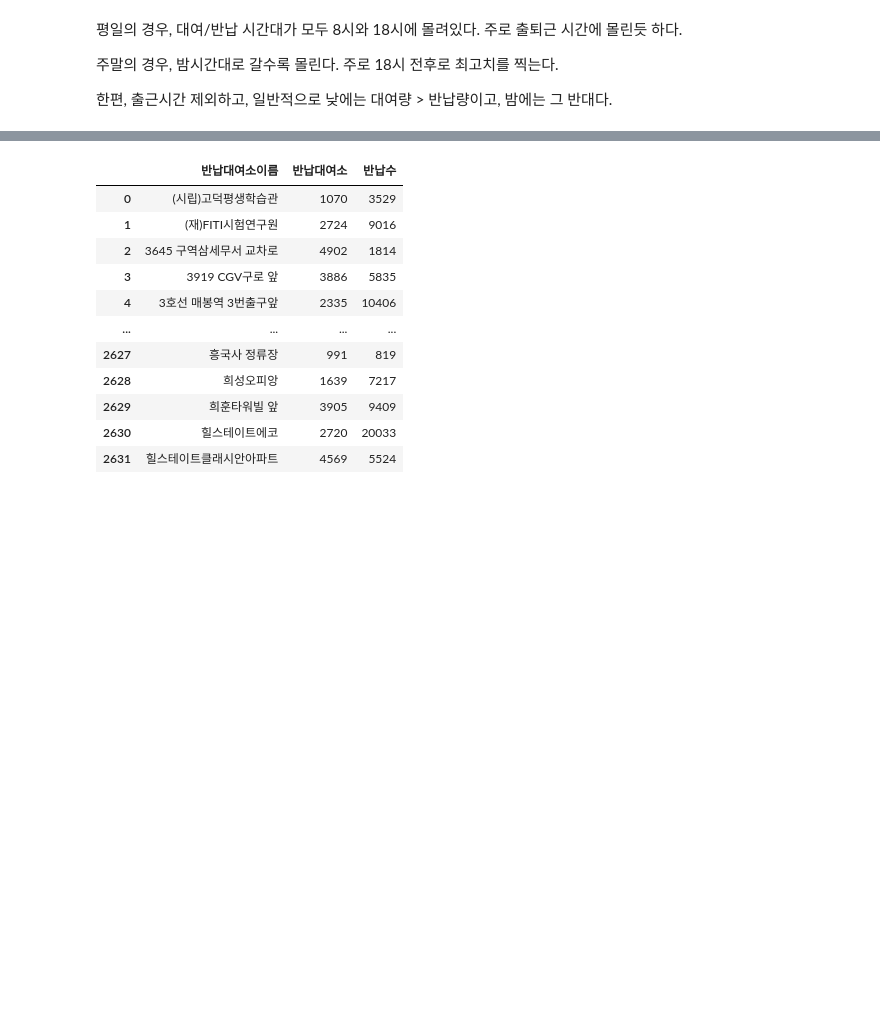
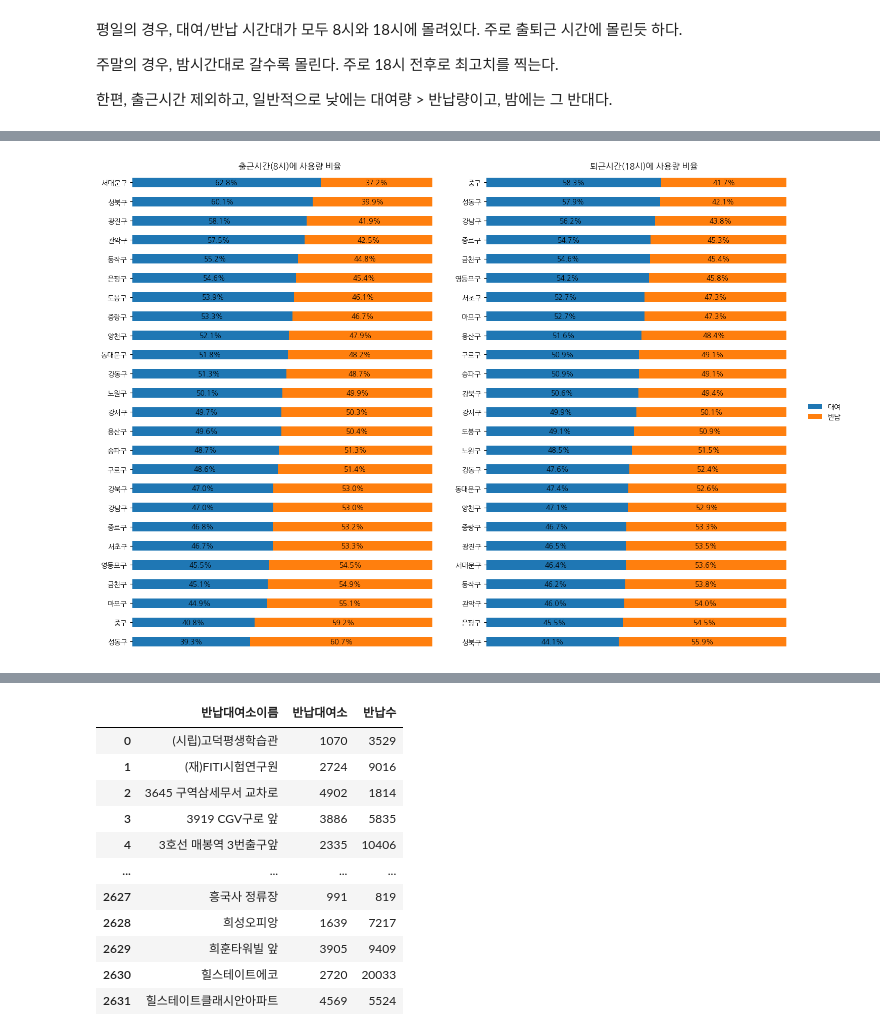
Before and after one commit to dhcryan/ddareung, a Jupyter notebook: main.ipynb, the cells around one changed output, grey strips where cells are left out. Saved outputs shown, nothing was run; the diff lists cells and outputs as text; code cells hidden in the pictures; blank space fills up the shorter version.

```diff
--- a/main.ipynb
+++ b/main.ipynb
@@ -330,0 +445,3 @@ KeyError: '대여지역'
+# %%
+total = rent + rtrn
+total
@@ -330,0 +453,8 @@ KeyError: '대여지역'
+# %%
+rent = rent / total
+rtrn = rtrn / total
+# %%
+morning_diff = pd.DataFrame(
+    data={'대여': rent.loc[8], '반납': rtrn.loc[8]}
+).sort_values('대여')
+morning_diff
@@ -330,0 +479,5 @@ KeyError: '대여지역'
+# %%
+dinner_diff = pd.DataFrame(
+    data={'대여': rent.loc[18], '반납': rtrn.loc[18]}
+).sort_values('대여')
+dinner_diff
@@ -330,0 +502,23 @@ KeyError: '대여지역'
+# %%
+fig, axes = plt.subplots(1, 2, figsize=(15, 10))
+
+for i, (diff, time_name) in enumerate(
+    zip([morning_diff, dinner_diff], ["출근시간(8시)", "퇴근시간(18시)"])
+):
+    ax = diff.plot.barh(
+        stacked=True,
+        color=['C0', 'C1'],
+        title=f"{time_name}에 사용량 비율",
+        ax=axes[i]
+    )
+    for p in ax.patches:
+        x, y, width, height = p.get_bbox().bounds
+        ax.annotate(f"{width*100:.1f}%", (x+width/2, y+height/2), ha='center', va='center')
+    ax.set_xticks([])
+    ax.set_frame_on(False)
+
+axes[0].get_legend().remove()
+axes[1].legend(loc='center left', bbox_to_anchor=(1, 0.5), frameon=False)
+fig.tight_layout()
+# %% [output]
+[figure, added]
```
Also changed, not shown: parts of 28 cells of this notebook.
